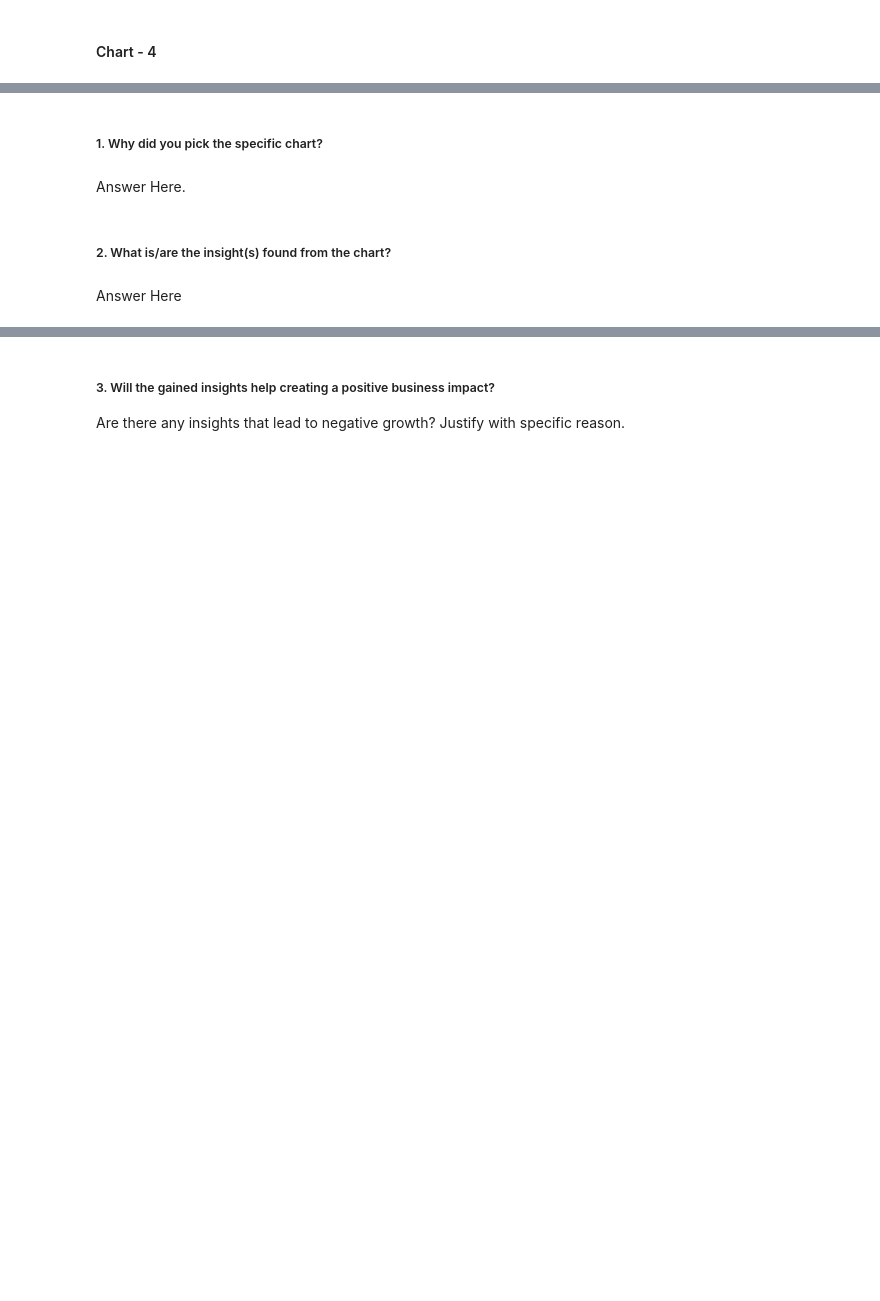
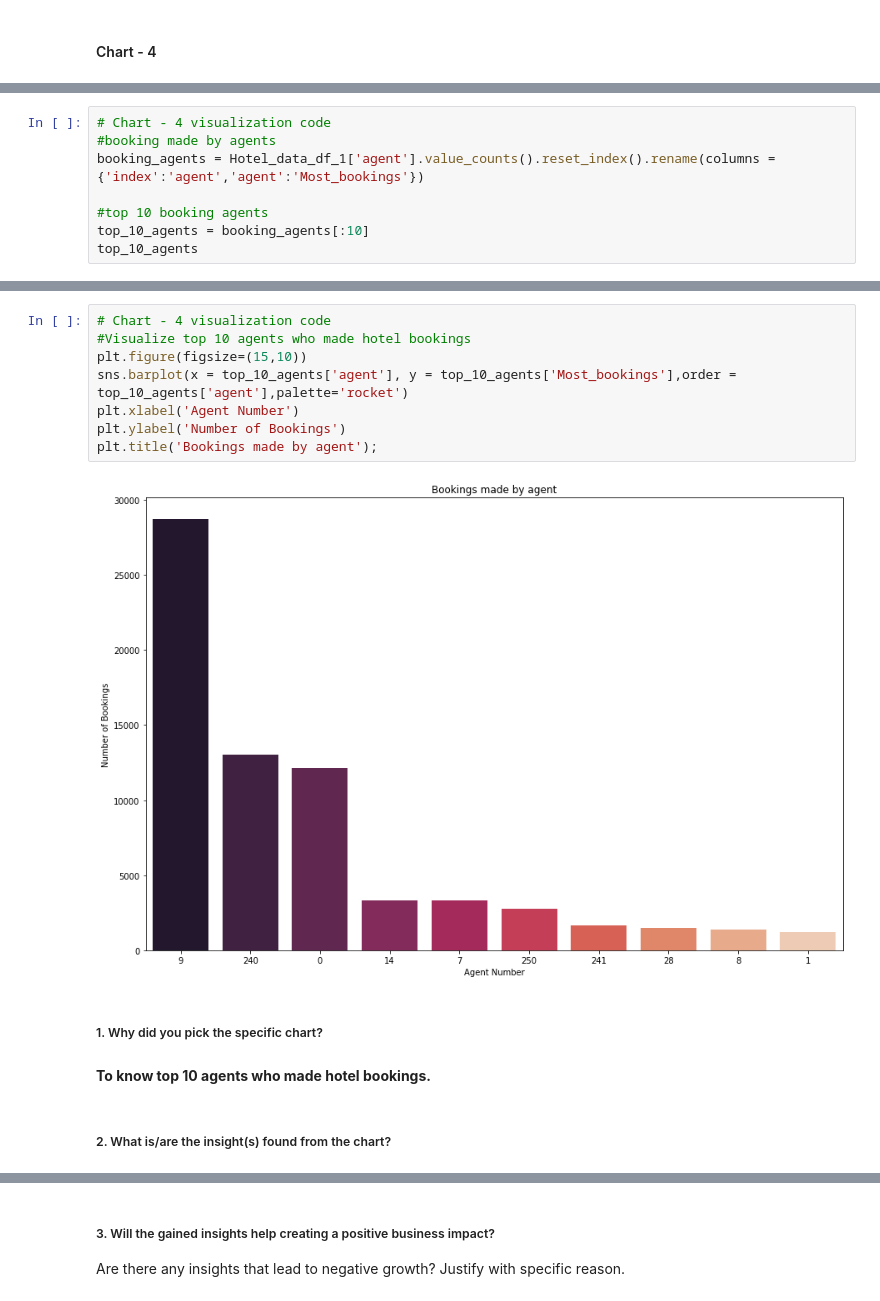
Before and after one commit to Ganeshbhavale/EDA-Hotel-Booking-Analysis., a Jupyter notebook: Ganesh_EDA_Hotel_Booking_Project_.ipynb, the cells around one changed output, grey strips where cells are left out. Saved outputs shown, nothing was run; the diff lists cells and outputs as text; blank space fills up the shorter version.

```diff
--- a/Ganesh_EDA_Hotel_Booking_Project_.ipynb
+++ b/Ganesh_EDA_Hotel_Booking_Project_.ipynb
@@ -705,0 +731,8 @@ Answer Here
+# %%
+# Chart - 4 visualization code
+#booking made by agents
+booking_agents = Hotel_data_df_1['agent'].value_counts().reset_index().rename(columns ={'index':'agent','agent':'Most_bookings'})
+
+#top 10 booking agents
+top_10_agents = booking_agents[:10]
+top_10_agents
@@ -706,8 +751,16 @@ Answer Here
+# %%
+# Chart - 4 visualization code
+#Visualize top 10 agents who made hotel bookings
+plt.figure(figsize=(15,10))
+sns.barplot(x = top_10_agents['agent'], y = top_10_agents['Most_bookings'],order = top_10_agents['agent'],palette='rocket')
+plt.xlabel('Agent Number')
+plt.ylabel('Number of Bookings')
+plt.title('Bookings made by agent');
+# %% [output]
+[figure, added]
 # %% [markdown]
 ##### 1. Why did you pick the specific chart?
-# %% [markdown]
-Answer Here.
+# %% [markdown]
+**To know top 10 agents who made hotel bookings.**
 # %% [markdown]
 ##### 2. What is/are the insight(s) found from the chart?
-# %% [markdown]
-Answer Here
```
Also changed, not shown: parts of 21 cells of this notebook.
